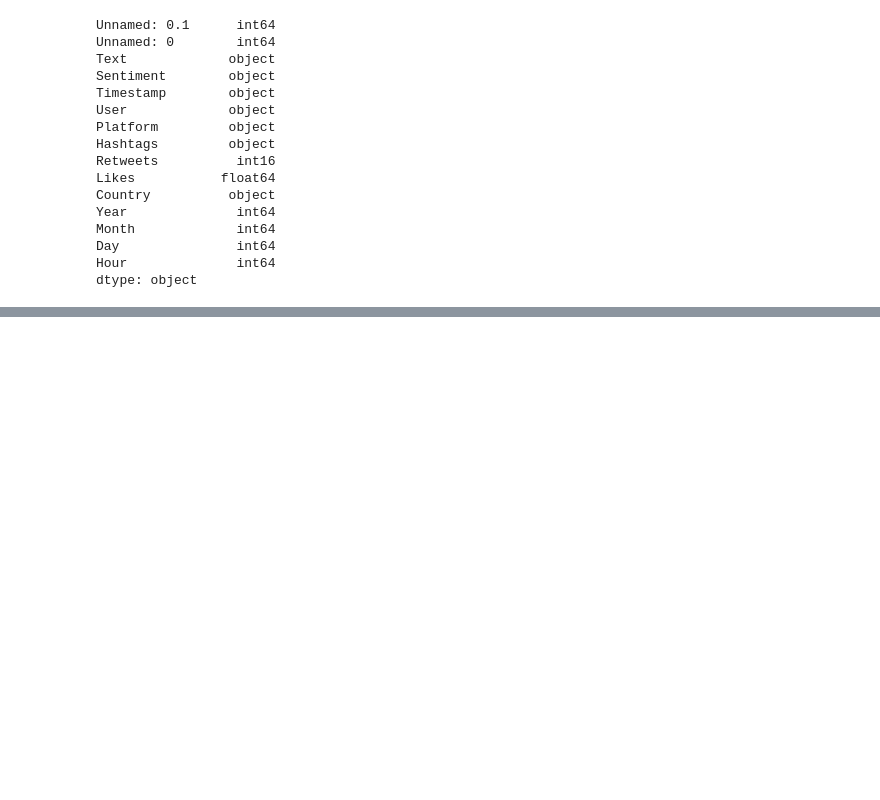
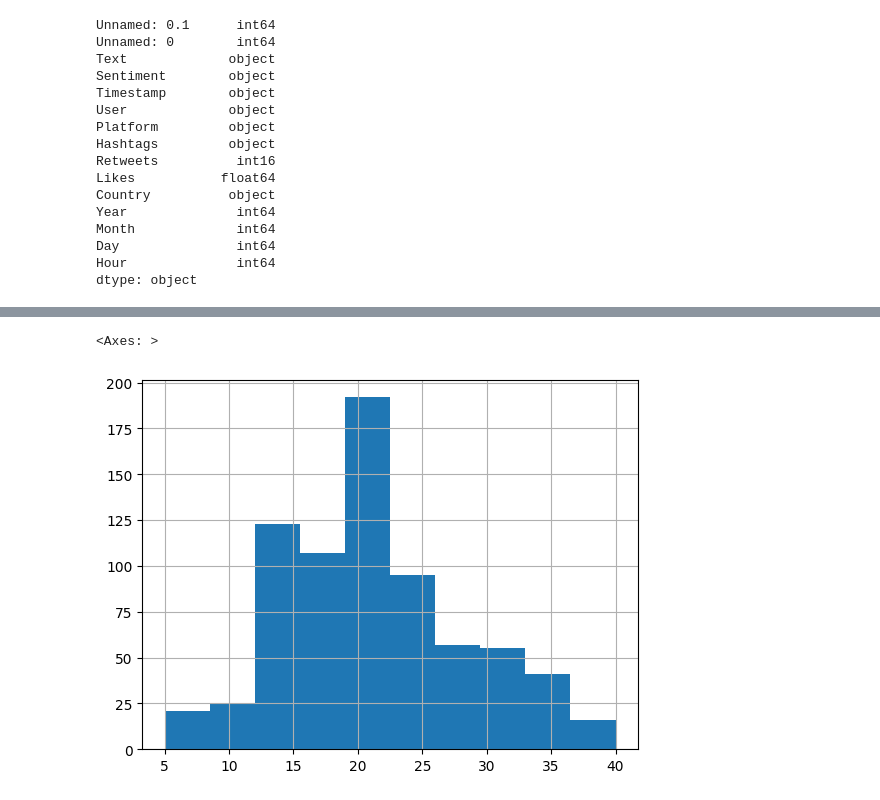
Before and after one commit to suhailphotos/houdiniUtils, a Jupyter notebook: dataPlotKit/pandas_basics.ipynb, the cells around one changed output, grey strips where cells are left out. Drawn from its saved outputs; the diff is of its cells as text; code cells hidden in the pictures; blank space fills up the shorter version.

```diff
--- a/dataPlotKit/pandas_basics.ipynb
+++ b/dataPlotKit/pandas_basics.ipynb
@@ -131,0 +133,5 @@ ImportError: matplotlib is required for plotting when the default backend "matpl
+# %%
+sentiment_dataset['Retweets'].hist()
+# %% [output]
+<Axes: >
+[figure, added]
```
Also changed, not shown: parts of 2 cells of this notebook, 2 other files.
